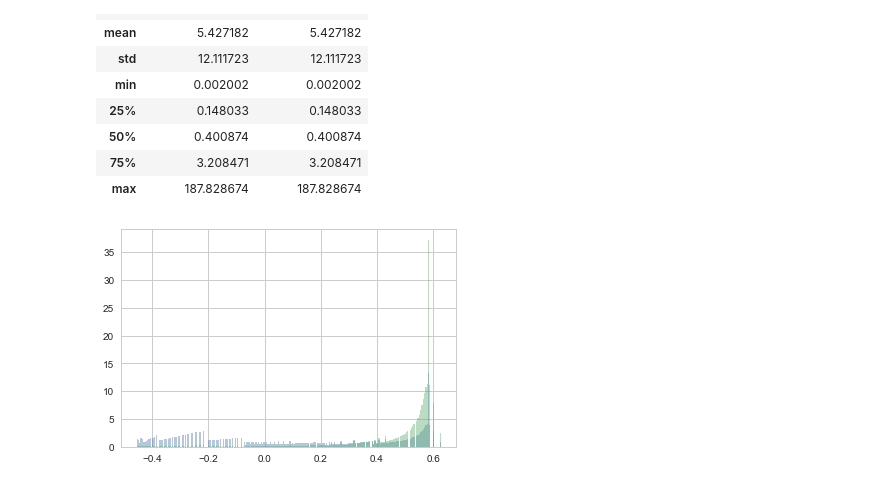
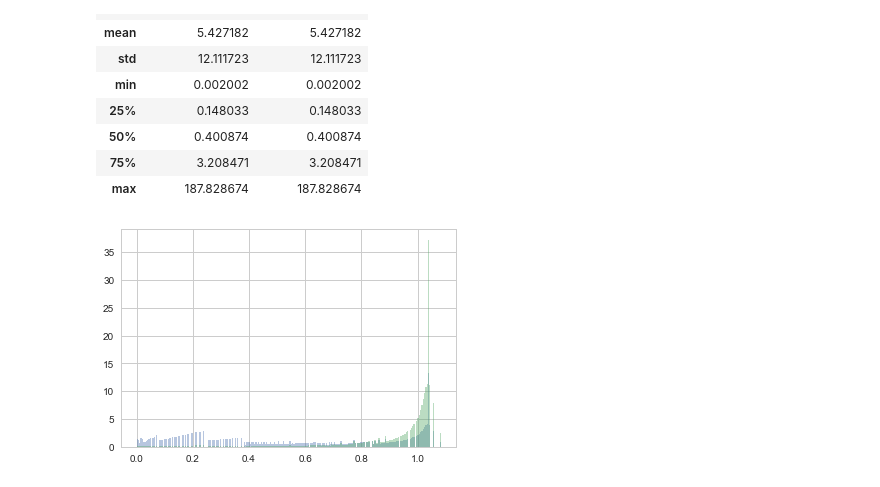
Before and after one commit to almaslov/idao2019, a Jupyter notebook: 09_foi.ipynb, the cells around one changed output. Saved outputs shown, nothing was run; the diff lists cells and outputs as text; code cells hidden in the pictures.

```diff
--- a/09_foi.ipynb
+++ b/09_foi.ipynb
@@ -129,15 +129,12 @@ def create_pdfs(data):
         pdf, _ = np.histogram(dts[i], bins=bins)
         pdfs.append(pdf)
 
-    return pdfs, bins
+    cdfs = [np.cumsum(pdf) for pdf in pdfs]
 
-def create_cdfs(pdfs):
-    return [np.cumsum(pdf) for pdf in pdfs]
+    return cdfs, pdfs, bins
 
-# pdfs, bins = create_pdfs(dll_train)
-cdfs = create_cdfs(pdfs)
-# _pdfs = np.load('data/train_pdfs.pkl.npy')
-# _bins = np.load('data/train_bins.pkl.npy')
+# cdfs, pdfs, bins = create_pdfs(dll_train)
+cdfs, pdfs, bins = np.load('data/train_cdfs.pkl.npy'), np.load('data/train_pdfs.pkl.npy'), np.load('data/train_bins.pkl.npy')
 # %%
 cdfs
 # %% [output]
@@ -968,26 +950,36 @@ dll_train = add_mse(dll_train, [])
 # %%
 def plot_dll(data):
     def get_probs(pdf, x):
         indices = np.digitize(x, bins) - 1
         wbin = (bins[indices + 1] - bins[indices]) / (np.max(bins) - np.min(bins))
         prob = pdf[indices] / pdf.sum()
         return prob * wbin
 
     def get_dll(x):
         probs = [get_probs(pdf, x) for pdf in pdfs]
         DLL = np.log(probs[1]) - np.log(probs[0])
         return DLL
 
-    probs = [get_probs(cdf, data) for cdf in cdfs]
-    DLL = np.log(probs[1]) - np.log(probs[0])
+    def get_probs_cdf(cdf, x):
+        indices = np.digitize(x, bins) - 1
+        wbin = (bins[indices + 1] - bins[0]) / (np.max(bins) - np.min(bins))
+        prob = cdf[indices] / cdf[-1]
+        return prob * wbin
+
+    def get_dll_cdf(x):
+        probs = [get_probs_cdf(cdf, x) for cdf in cdfs]
+        DLL = np.log(probs[1]) - np.log(probs[0])
+        return DLL
+
+    DLL = get_dll_cdf(data)
 
     with warnings.catch_warnings():
         warnings.filterwarnings('ignore')
         _ = sns.distplot(DLL, bins=len(bins), kde=False, norm_hist=True)
 
 dts = [dt.loc[:, err_cols[0]] for dt in split_classes(dll_train)]
 plot_dll(dts[0].values)
 plot_dll(dts[1].values)
 # plot_dll(dll_train.loc[:, err_cols[0]].values)
 # %% [output]
-[figure, old version]
+[figure, new version]
```
Also changed, not shown: parts of 8 cells of this notebook, 1 other file.
